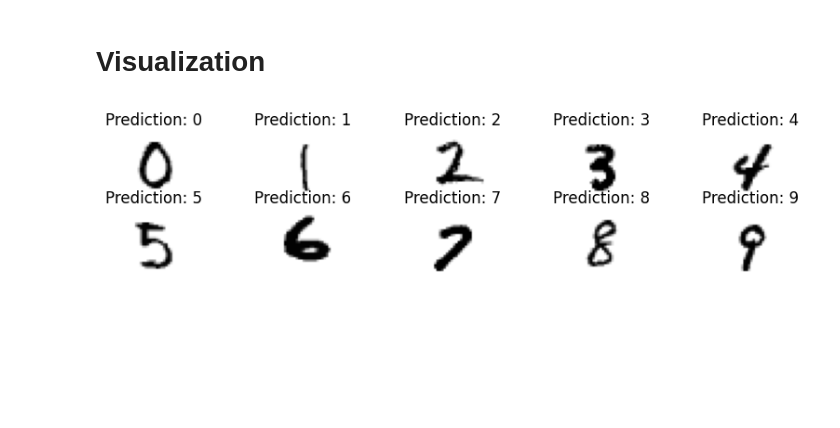
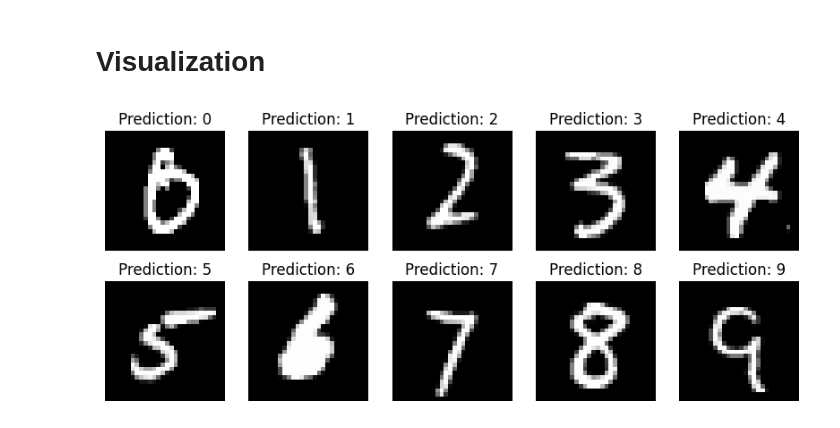
Before and after one commit to yuvalm11/mnist-vae, a Jupyter notebook: tiny_cnn.ipynb, the cells around one changed output. Drawn from its saved outputs; the diff is of its cells as text; code cells hidden in the pictures; blank space fills up the shorter version.

```diff
--- a/tiny_cnn.ipynb
+++ b/tiny_cnn.ipynb
@@ -12,7 +12,6 @@ import matplotlib.pyplot as plt
 # %%
 transform = transforms.Compose([
     transforms.ToTensor(),
-    lambda x: -1*x
 ])
 
 train_data = datasets.MNIST(root="./data", train=True, transform=transform, download=True)
@@ -120,22 +116,22 @@ plt.show()
 # %%
 inputs = {}
 while True:
     i = random.randint(0, len(test_data))
     y = test_data[i][1]
     if y not in inputs.keys():
         inputs[y] = test_data[i][0].unsqueeze(0)
 
     if len(inputs.keys()) == 10:
         break
 
-plt.figure(figsize=(10, 2))
+plt.figure(figsize=(10, 4))
 for i in range(10):
     X = inputs[i]
     y_pred = model(X)
     plt.subplot(2, 5, i+1)
     plt.imshow(X.squeeze().numpy(), cmap="gray")
     plt.title(f"Prediction: {y_pred.argmax(1).item()}")
     plt.axis("off")
 # %% [output]
-[figure, old version]
+[figure, new version]
 # %%
```
Also changed, not shown: parts of 3 cells of this notebook, 5 other files.
